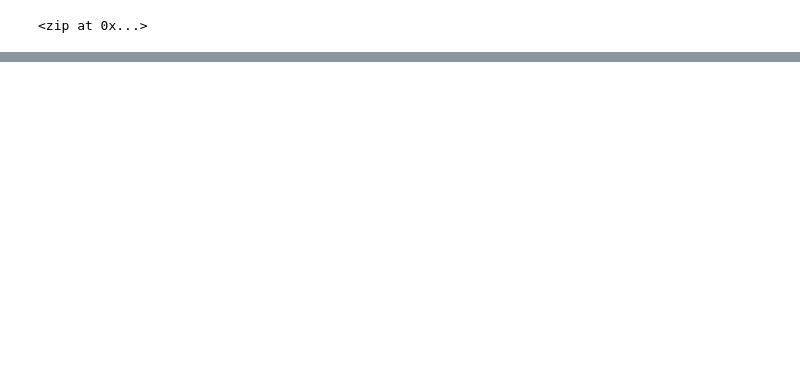
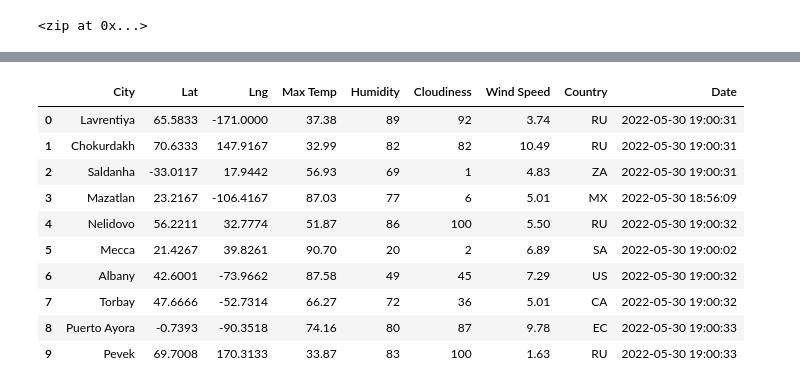
Before and after one commit to Fannstan/World_Weather_Analysis, a Jupyter notebook: WeatherPy.ipynb, the cells around one changed output, grey strips where cells are left out. Drawn from its saved outputs; the diff is of its cells as text; code cells hidden in the pictures; blank space fills up the shorter version.

Commit message:
modifying .gitignore and adding weatherpy files

```diff
--- a/WeatherPy.ipynb
+++ b/WeatherPy.ipynb
@@ -56,0 +61,4 @@ len(cities)
+# %%
+# Starting URL for Weather Map API Call.
+url = "http://api.openweathermap.org/data/2.5/weather?units=Imperial&APPID=" + weather_api_key
+print(url)
@@ -56,0 +153,16 @@ len(cities)
+# %%
+# Convert the array of dictionaries to a Pandas DataFrame.
+city_data_df = pd.DataFrame(city_data)
+city_data_df.head(10)
+# %% [output]
+|  | City | Lat | Lng | Max Temp | Humidity | Cloudiness | Wind Speed | Country | Date |
+| 0 | Lavrentiya | 65.5833 | -171.0000 | 37.38 | 89 | 92 | 3.74 | RU | 2022-05-30 19:00:31 |
+| 1 | Chokurdakh | 70.6333 | 147.9167 | 32.99 | 82 | 82 | 10.49 | RU | 2022-05-30 19:00:31 |
+| 2 | Saldanha | -33.0117 | 17.9442 | 56.93 | 69 | 1 | 4.83 | ZA | 2022-05-30 19:00:31 |
+| 3 | Mazatlan | 23.2167 | -106.4167 | 87.03 | 77 | 6 | 5.01 | MX | 2022-05-30 18:56:09 |
+| 4 | Nelidovo | 56.2211 | 32.7774 | 51.87 | 86 | 100 | 5.50 | RU | 2022-05-30 19:00:32 |
+| 5 | Mecca | 21.4267 | 39.8261 | 90.70 | 20 | 2 | 6.89 | SA | 2022-05-30 19:00:02 |
+| 6 | Albany | 42.6001 | -73.9662 | 87.58 | 49 | 45 | 7.29 | US | 2022-05-30 19:00:32 |
+| 7 | Torbay | 47.6666 | -52.7314 | 66.27 | 72 | 36 | 5.01 | CA | 2022-05-30 19:00:32 |
+| 8 | Puerto Ayora | -0.7393 | -90.3518 | 74.16 | 80 | 87 | 9.78 | EC | 2022-05-30 19:00:33 |
+| 9 | Pevek | 69.7008 | 170.3133 | 33.87 | 83 | 100 | 1.63 | RU | 2022-05-30 19:00:33 |
```
Also changed, not shown: parts of 8 cells of this notebook, 3 other files.
